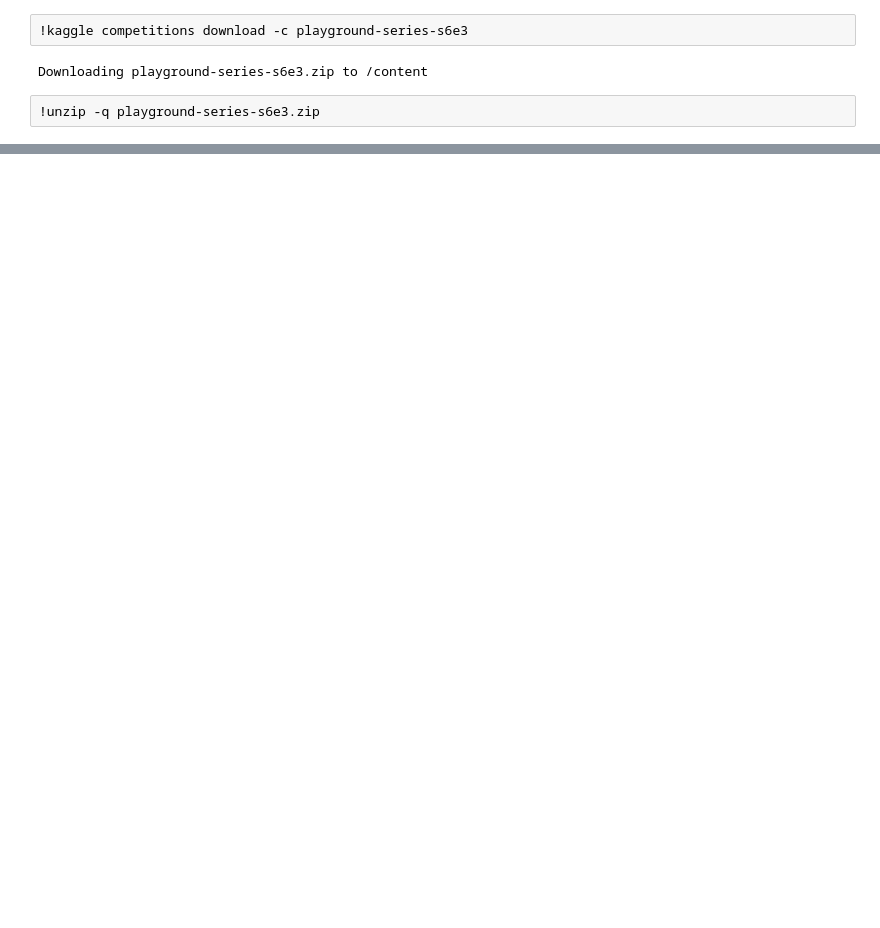
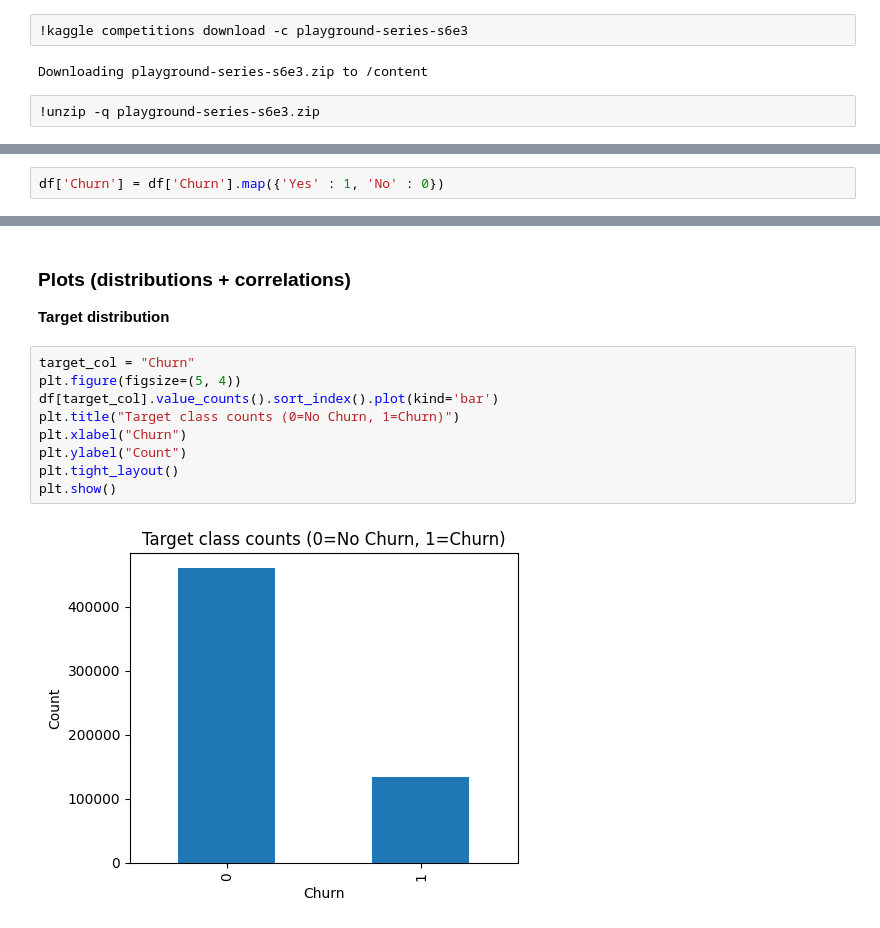
Before and after one commit to mdmohsin212/Kaggle-competitions, a Jupyter notebook: Predict Customer Churn/notebook/churn.ipynb, the cells around one changed output, grey strips where cells are left out. Drawn from its saved outputs; the diff is of its cells as text; blank space fills up the shorter version.

Commit message:
Data distribution and correlations check

```diff
--- a/Predict Customer Churn/notebook/churn.ipynb
+++ b/Predict Customer Churn/notebook/churn.ipynb
@@ -70,0 +98,2 @@ df['Churn'].value_counts(normalize=True).plot(kind='bar')
+# %%
+df['Churn'] = df['Churn'].map({'Yes' : 1, 'No' : 0})
@@ -70,0 +166,15 @@ df['Churn'].value_counts(normalize=True).plot(kind='bar')
+# %% [markdown]
+### Plots (distributions + correlations)
+
+**Target distribution**
+# %%
+target_col = "Churn"
+plt.figure(figsize=(5, 4))
+df[target_col].value_counts().sort_index().plot(kind='bar')
+plt.title("Target class counts (0=No Churn, 1=Churn)")
+plt.xlabel("Churn")
+plt.ylabel("Count")
+plt.tight_layout()
+plt.show()
+# %% [output]
+[figure, added]
```
Also changed, not shown: parts of 18 cells of this notebook.
